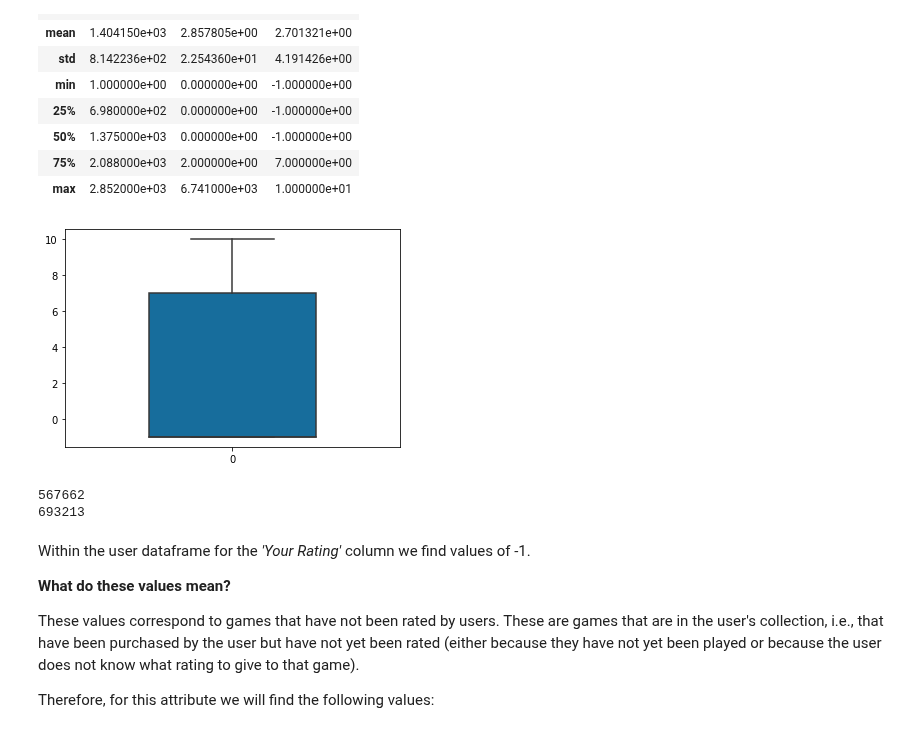
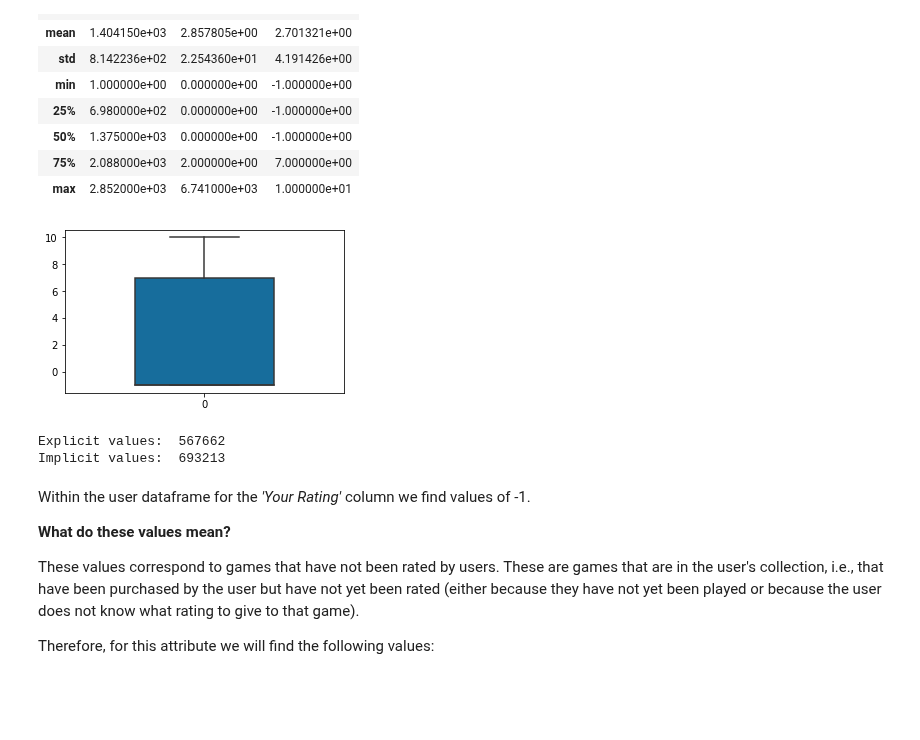
Before and after one commit to LourdesRodriguez/recommender_system, a Jupyter notebook: 2_Data_Understanding.ipynb, the cells around one changed output. Drawn from its saved outputs; the diff is of its cells as text; code cells hidden in the pictures; blank space fills up the shorter version.

```diff
--- a/2_Data_Understanding.ipynb
+++ b/2_Data_Understanding.ipynb
@@ -774,17 +774,17 @@ dfu.describe()
 # %%
 outl=dfu['Your Rating']
 
 # make boxplot with Seaborn
-plt.figure(figsize=(6,4))
+plt.figure(figsize=(5,3))
 sns.boxplot(data=outl, width=0.5,palette="colorblind");
 # %% [output]
-[figure, old version]
+[figure, new version]
 # %%
-print((dfu['Your Rating']>=0).sum())
-print((dfu['Your Rating']<0).sum())
+print('Explicit values: ',(dfu['Your Rating']>=0).sum())
+print('Implicit values: ',(dfu['Your Rating']<0).sum())
 # %% [output]
-567662
-693213
+Explicit values:  567662
+Implicit values:  693213
 # %% [markdown]
 Within the user dataframe for the *'Your Rating'* column we find values of -1.</b>
 
```
Also changed, not shown: parts of 14 cells of this notebook.
